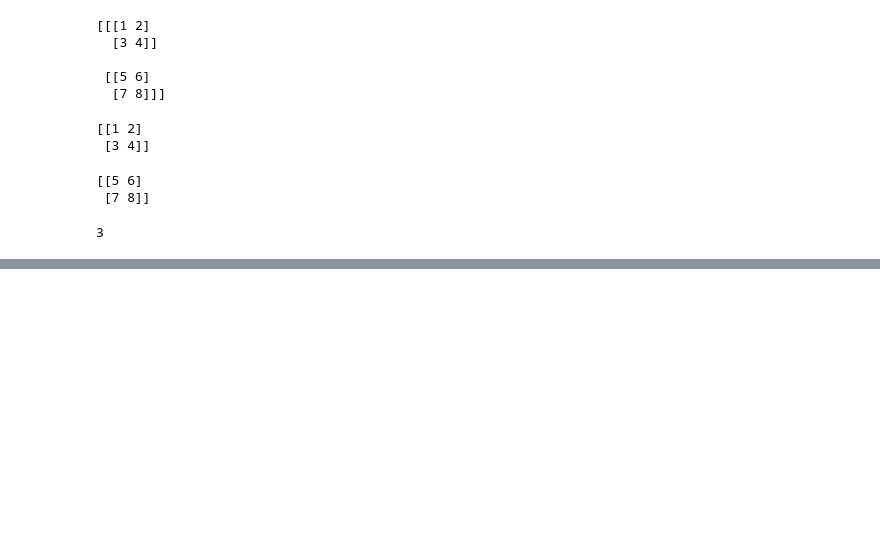
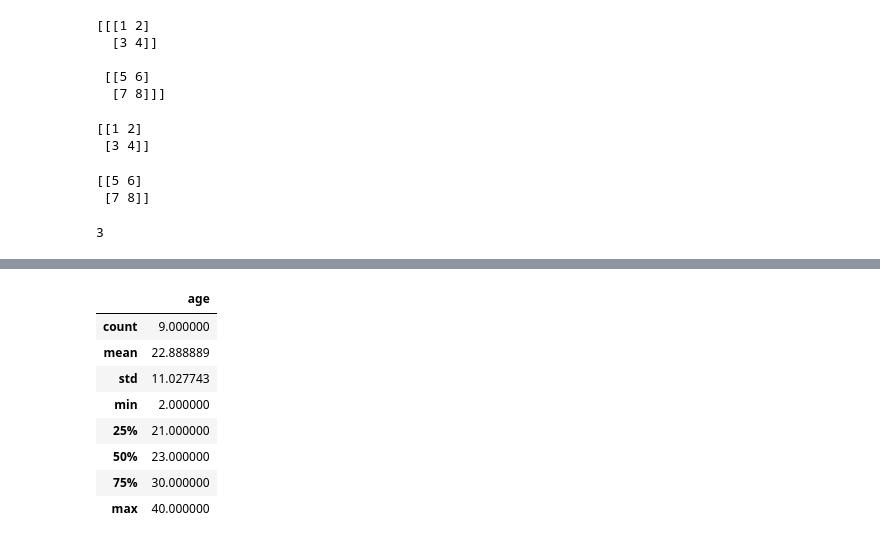
Before and after one commit to metsumesquita/Python_resumo, a Jupyter notebook: vetor,tuplas_e_matrizes.ipynb, the cells around one changed output, grey strips where cells are left out. Cells and saved outputs as stored; diff of their text form; code cells hidden in the pictures; blank space fills up the shorter version.

```diff
--- a/vetor,tuplas_e_matrizes.ipynb
+++ b/vetor,tuplas_e_matrizes.ipynb
@@ -206,0 +347,12 @@ print(a3D.ndim)
+# %%
+df.describe()
+# %% [output]
+|  | age |
+| count | 9.000000 |
+| mean | 22.888889 |
+| std | 11.027743 |
+| min | 2.000000 |
+| 25% | 21.000000 |
+| 50% | 23.000000 |
+| 75% | 30.000000 |
+| max | 40.000000 |
```
Also changed, not shown: parts of 30 cells of this notebook.
